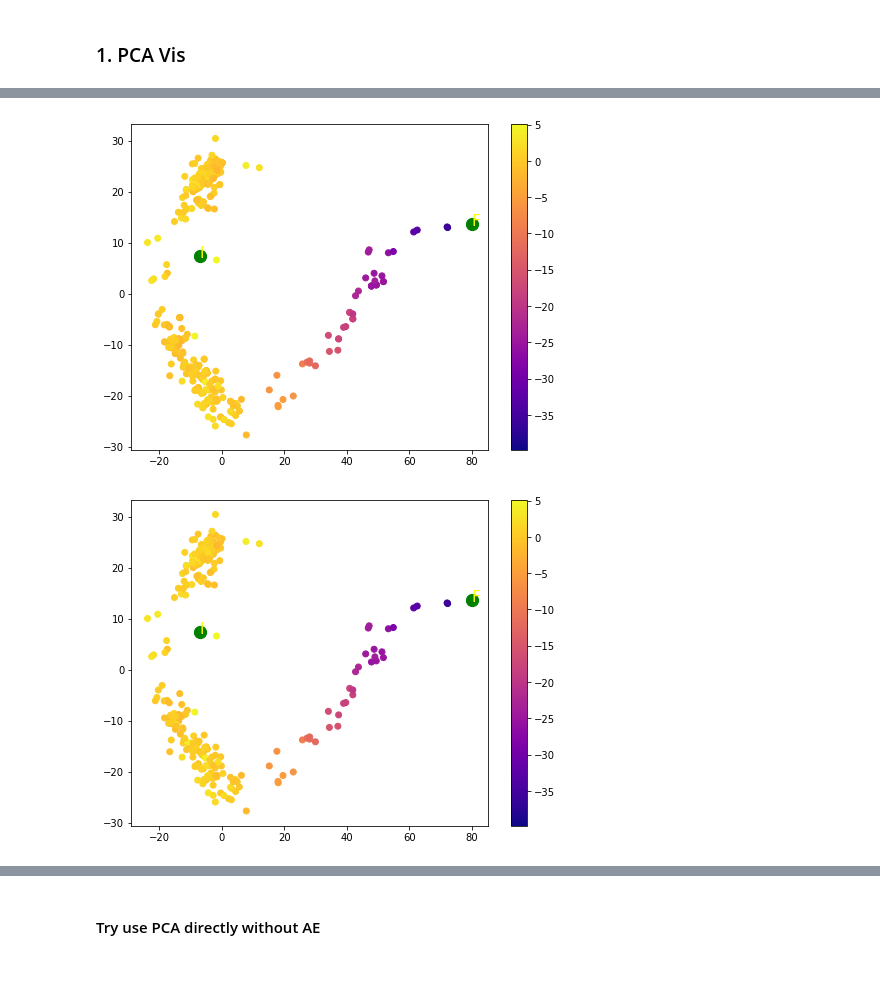
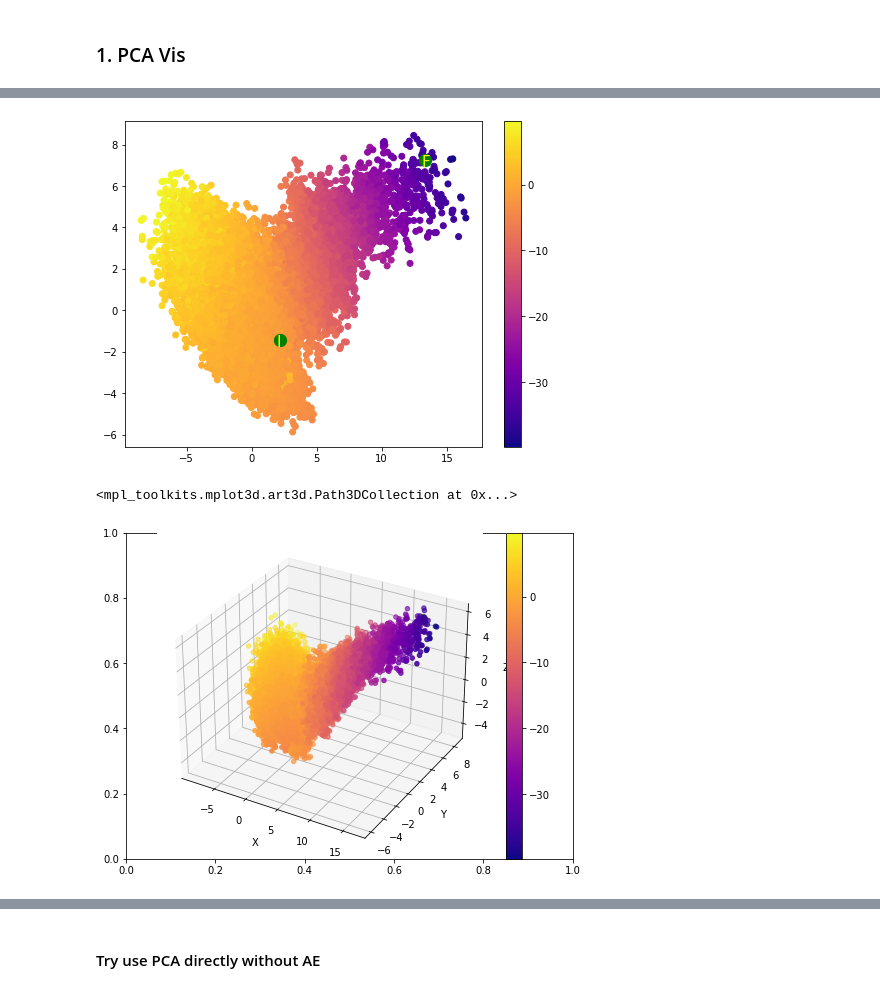
Before and after one commit to chenwei-zhang/ViDa, a Jupyter notebook: code/helix_embed_multrj.ipynb, the cells around one changed output, grey strips where cells are left out. Saved outputs shown, nothing was run; the diff lists cells and outputs as text; code cells hidden in the pictures.

```diff
--- a/code/helix_embed_multrj.ipynb
+++ b/code/helix_embed_multrj.ipynb
@@ -589,14 +442,0 @@ all_coords.shape
-# %%
-""" Save plot data to npy file
-"""
-# save pca coordinates, energy, time data to npy file for Julia plot
-with open('data/helix_assos/assos_PT0_1sim_20C_pca.npy', 'wb') as f:
-    np.savez(f,pca=pca_coords, all_coords=all_coords,
-             energy=SIM_G, energy_uniq=SIM_G_uniq,
-             time_HT=SIM_HT, time_HT_uniq=SIM_HT_uniq,
-             SIM_scar=SIM_scar, SIM_scar_uniq=SIM_scar_uniq,
-             occp=occ_density,
-            )
-
-npyfile = np.load("data/helix_assos/assos_PT0_1sim_20C_pca.npy")
-npyfile.files
@@ -617,12 +466,13 @@ npyfile["all_coords"][:,0].shape, npyfile["pca"][:,0].shape,
 # %%
-X = npyfile["all_coords"][:,0]
-Y = npyfile["all_coords"][:,1]
-Z = npyfile["all_coords"][:,2]
+X = npyfile["pca_coords"][:,0]
+Y = npyfile["pca_coords"][:,1]
+Z = npyfile["pca_coords"][:,2]
 
 # PCA: 2 components
 fig,ax = plt.subplots(figsize=(8,6))
 im = ax.scatter(X, Y,
-          c=npyfile["energy"],
+          # c=npyfile["SIM_G_uniq"],
+          c=npyfile["SIMS_G_uniq"],
           cmap='plasma',
         )
 
@@ -635,26 +485,30 @@ plt.scatter(x,y,s=150, c="green", alpha=1)
 for i, label in enumerate(annotations):
     plt.annotate(label, (x[i]-0.3,y[i]-0.3),fontsize=15,c="yellow")
 # %% [output]
-[figure, old version]
+[figure, new version]
 # %%
-X = npyfile["pca"][:,0]
-Y = npyfile["pca"][:,1]
-Z = npyfile["pca"][:,2]
+X = npyfile["pca_coords"][:,0]
+Y = npyfile["pca_coords"][:,1]
+Z = npyfile["pca_coords"][:,2]
 
-# PCA: 2 components
+# PCA: 3 components
 fig,ax = plt.subplots(figsize=(8,6))
-im = ax.scatter(X, Y,
-          c=npyfile["energy_uniq"],
-          cmap='plasma',
-        )
+ax = plt.axes(projection ="3d")
 
+im = ax.scatter3D(X,Y,Z,
+        #   c=npyfile["SIM_G_uniq"],
+          c=npyfile["SIMS_G_uniq"],
+          cmap='plasma')
+ax.set_xlabel("X")
+ax.set_ylabel("Y")
+ax.set_zlabel("Z")
 plt.colorbar(im)
 
 annotations=["I","F"]
 x = [X[0],X[-1]]
 y = [Y[0],Y[-1]]
-plt.scatter(x,y,s=150, c="green", alpha=1)
-for i, label in enumerate(annotations):
-    plt.annotate(label, (x[i]-0.3,y[i]-0.3),fontsize=15,c="yellow")
+z = [Z[0], Z[-1]]
+ax.scatter(x,y,z,s=100,c="green",alpha=1)
 # %% [output]
+<mpl_toolkits.mplot3d.art3d.Path3DCollection at 0x...>
-[figure, old version]
+[figure, new version]
```
Also changed, not shown: parts of 64 cells of this notebook, 1 other file.
